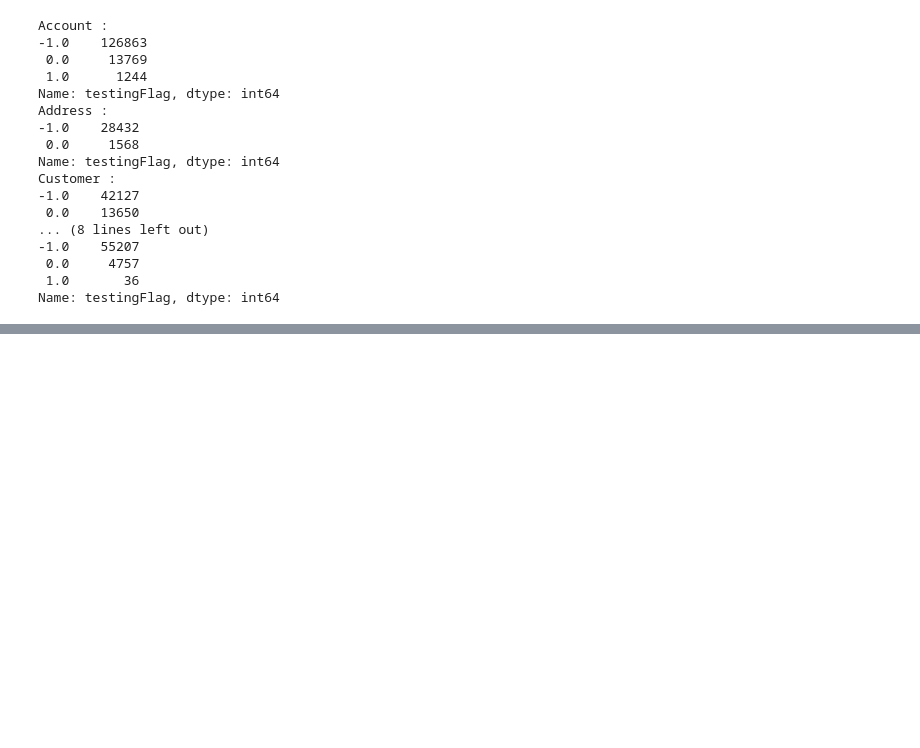
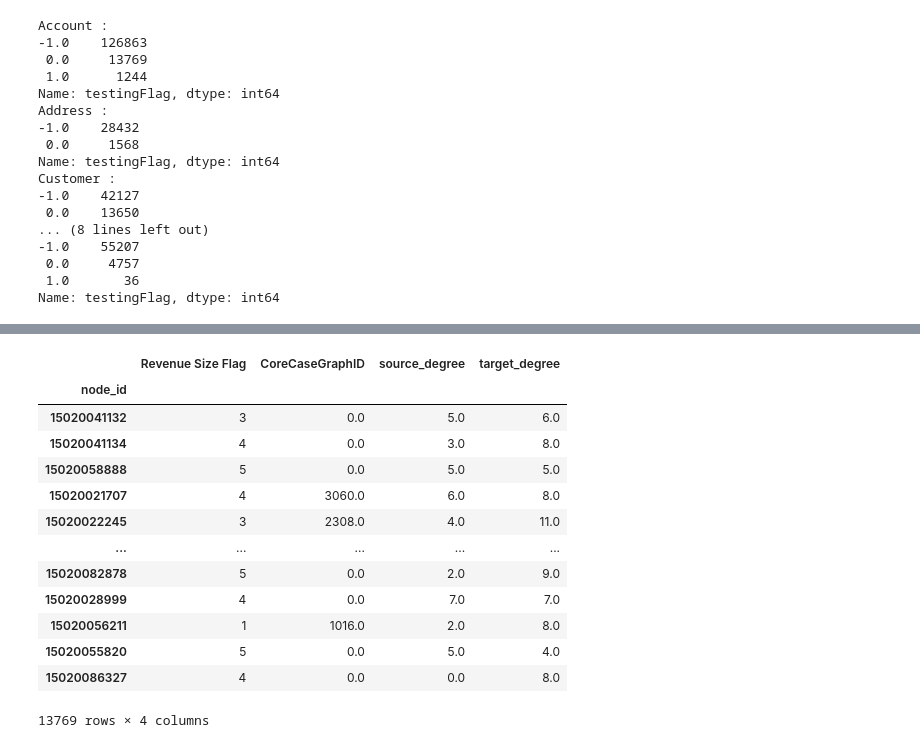
Before and after one commit to merklefruit/hpc2020-graphML, a Jupyter notebook: notebooks/HinSAGE DGI DTC #6.ipynb, the cells around one changed output, grey strips where cells are left out. Cells and saved outputs as stored; diff of their text form; code cells hidden in the pictures; blank space fills up the shorter version.

```diff
--- a/notebooks/HinSAGE DGI DTC #6.ipynb
+++ b/notebooks/HinSAGE DGI DTC #6.ipynb
@@ -158,3 +181,20 @@ train_cv_set = v_sets['Account'][126863:126863+13769]
+# %%
+train_cv_set
+# %% [output]
+|  | Revenue Size Flag | CoreCaseGraphID | source_degree | target_degree |
+| node_id |  |  |  |  |
+| 15020041132 | 3 | 0.0 | 5.0 | 6.0 |
+| 15020041134 | 4 | 0.0 | 3.0 | 8.0 |
+| 15020058888 | 5 | 0.0 | 5.0 | 5.0 |
+| 15020021707 | 4 | 3060.0 | 6.0 | 8.0 |
+| 15020022245 | 3 | 2308.0 | 4.0 | 11.0 |
+| ... | ... | ... | ... | ... |
+| 15020082878 | 5 | 0.0 | 2.0 | 9.0 |
+| 15020028999 | 4 | 0.0 | 7.0 | 7.0 |
+| 15020056211 | 1 | 1016.0 | 2.0 | 8.0 |
+| 15020055820 | 5 | 0.0 | 5.0 | 4.0 |
+| 15020086327 | 4 | 0.0 | 0.0 | 8.0 |
+13769 rows × 4 columns
 # %%
 emb_model = Model(inputs=x_emb_in, outputs=x_emb_out)
 train_cv_embs = emb_model.predict(
```
Also changed, not shown: parts of 17 cells of this notebook, 5 other files.
